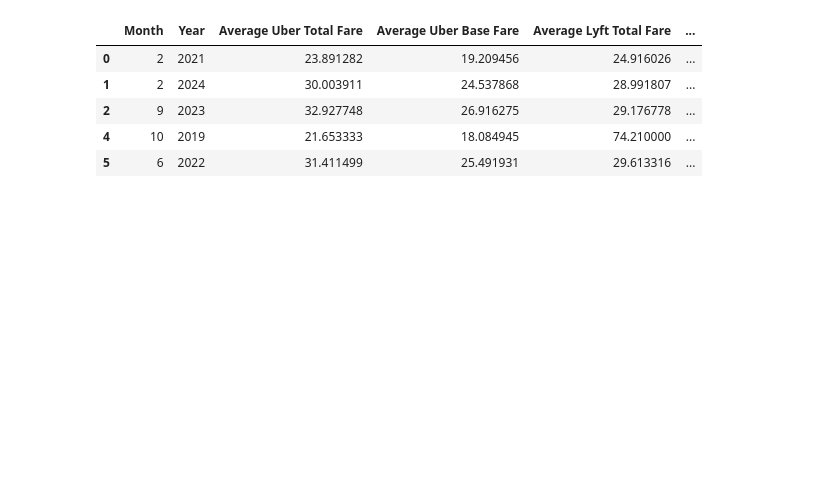
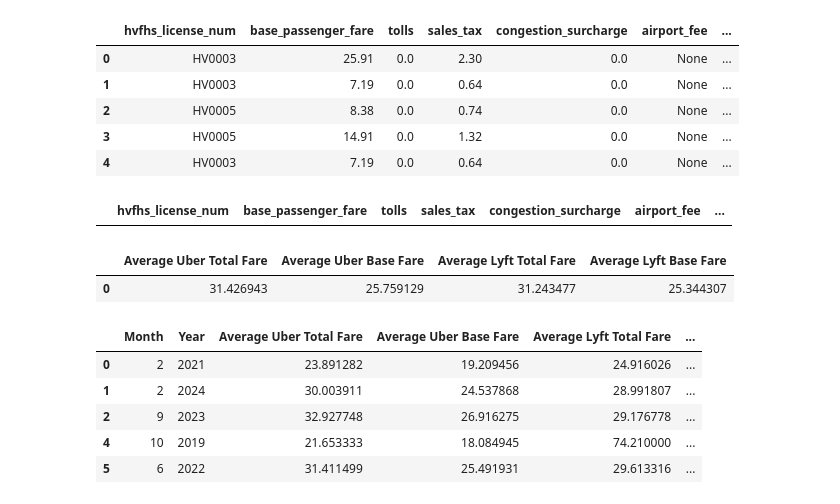
Before and after one commit to gckang/ds-nyc-ride-services-proj, a Jupyter notebook: scripts/cleaning_data.ipynb, the cells around one changed output. Cells and saved outputs as stored; diff of their text form; code cells hidden in the pictures; blank space fills up the shorter version.

```diff
--- a/scripts/cleaning_data.ipynb
+++ b/scripts/cleaning_data.ipynb
@@ -17,0 +56,3 @@ raw_data.head()
+# %%
+df['total_fare']  = df[['base_passenger_fare', 'tolls', 'sales_tax', 'congestion_surcharge', 'airport_fee', 'tips']].fillna(0).sum(axis=1)
+#df['total_fare'] = df['base_passenger_fare'] + df['tolls'] + df['sales_tax'] + df['congestion_surcharge'] + df['airport_fee'] + df['tips']
@@ -17,0 +65,13 @@ raw_data.head()
+# %%
+df.head()
+# %% [output]
+|  | hvfhs_license_num | base_passenger_fare | tolls | sales_tax | congestion_surcharge | airport_fee | ... |
+| 0 | HV0003 | 25.91 | 0.0 | 2.30 | 0.0 | None | ... |
+| 1 | HV0003 | 7.19 | 0.0 | 0.64 | 0.0 | None | ... |
+| 2 | HV0005 | 8.38 | 0.0 | 0.74 | 0.0 | None | ... |
+| 3 | HV0005 | 14.91 | 0.0 | 1.32 | 0.0 | None | ... |
+| 4 | HV0003 | 7.19 | 0.0 | 0.64 | 0.0 | None | ... |
+# %%
+df[df['total_fare'].isna()]
+# %% [output]
+|  | hvfhs_license_num | base_passenger_fare | tolls | sales_tax | congestion_surcharge | airport_fee | ... |
@@ -18,3 +96,8 @@ raw_data.head()
+# %%
+adf.head()
+# %% [output]
+|  | Average Uber Total Fare | Average Uber Base Fare | Average Lyft Total Fare | Average Lyft Base Fare |
+| 0 | 31.426943 | 25.759129 | 31.243477 | 25.344307 |
 # %%
 #this method creates a new data frame containing the average base fare, average total fare (sum of base fare, surcharge
 # tips, tolls, salestax, and airport fees) for uber and lyft rides in a given month and year
```
Also changed, not shown: parts of 11 cells of this notebook, 2 other files.
